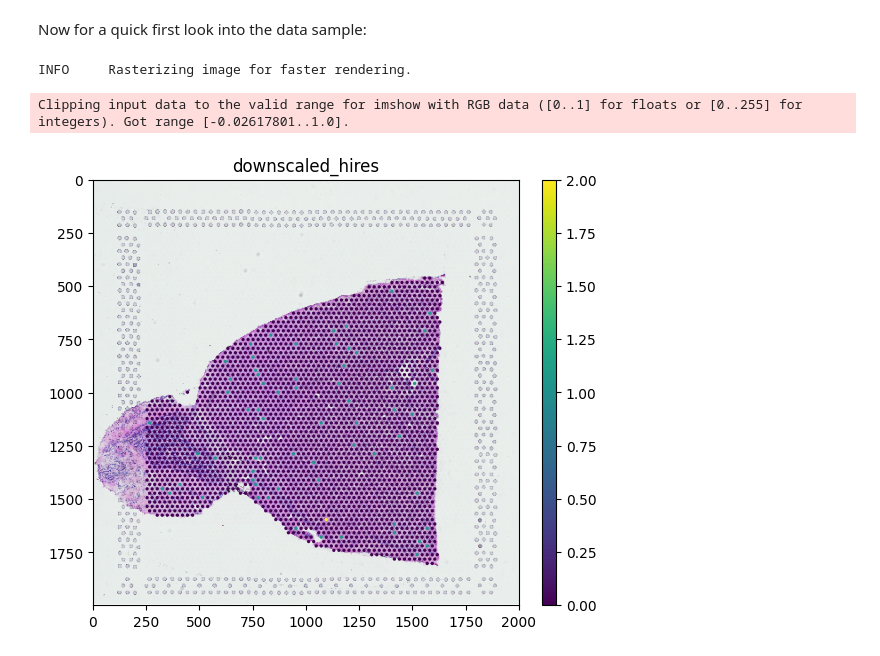
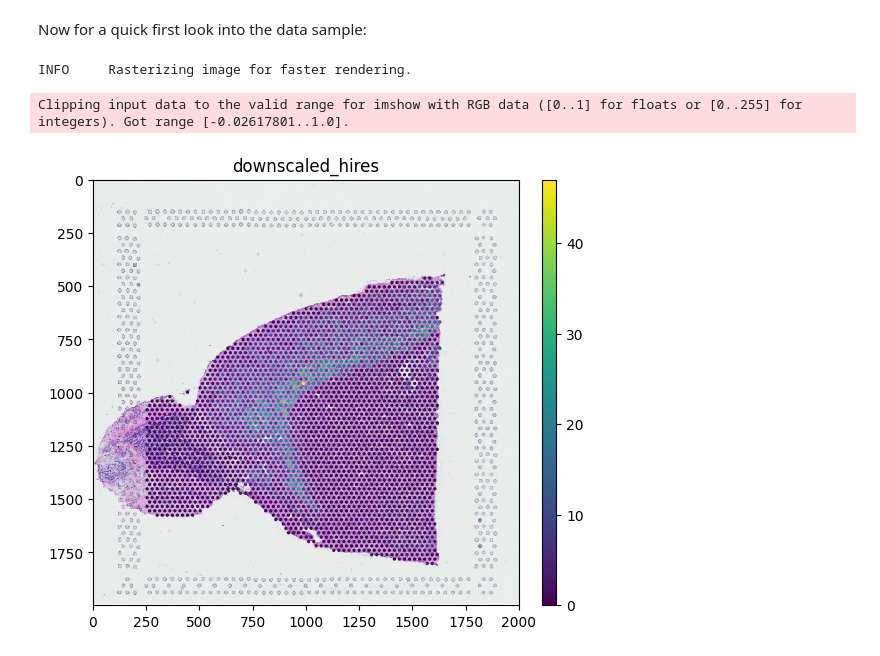
Before and after one commit to theislab/spatialdata-db, a Jupyter notebook: docs/notebooks/query_spatialdatadb.ipynb, the cells around one changed output. Cells and saved outputs as stored; diff of their text form; code cells hidden in the pictures.

Commit message:
fix: choose more interesting gene to visualize

```diff
--- a/docs/notebooks/query_spatialdatadb.ipynb
+++ b/docs/notebooks/query_spatialdatadb.ipynb
@@ -147,11 +148,11 @@ Now for a quick first look into the data sample:
 # %%
 (
     sdata
     .pl.render_images(elements="V1_Mouse_Brain_Sagittal_Anterior_hires_image")
-    .pl.render_shapes(elements="V1_Mouse_Brain_Sagittal_Anterior", color="ENSMUSG00000051951")
+    .pl.render_shapes(elements="V1_Mouse_Brain_Sagittal_Anterior", color="ENSMUSG00000067879")
     .pl.show("downscaled_hires")
 )
 # %% [output]
 INFO     Rasterizing image for faster rendering.
 Clipping input data to the valid range for imshow with RGB data ([0..1] for floats or [0..255] for integers). Got range [-0.02617801..1.0].
-[figure, old version]
+[figure, new version]
```
Also changed, not shown: parts of 2 cells of this notebook.
